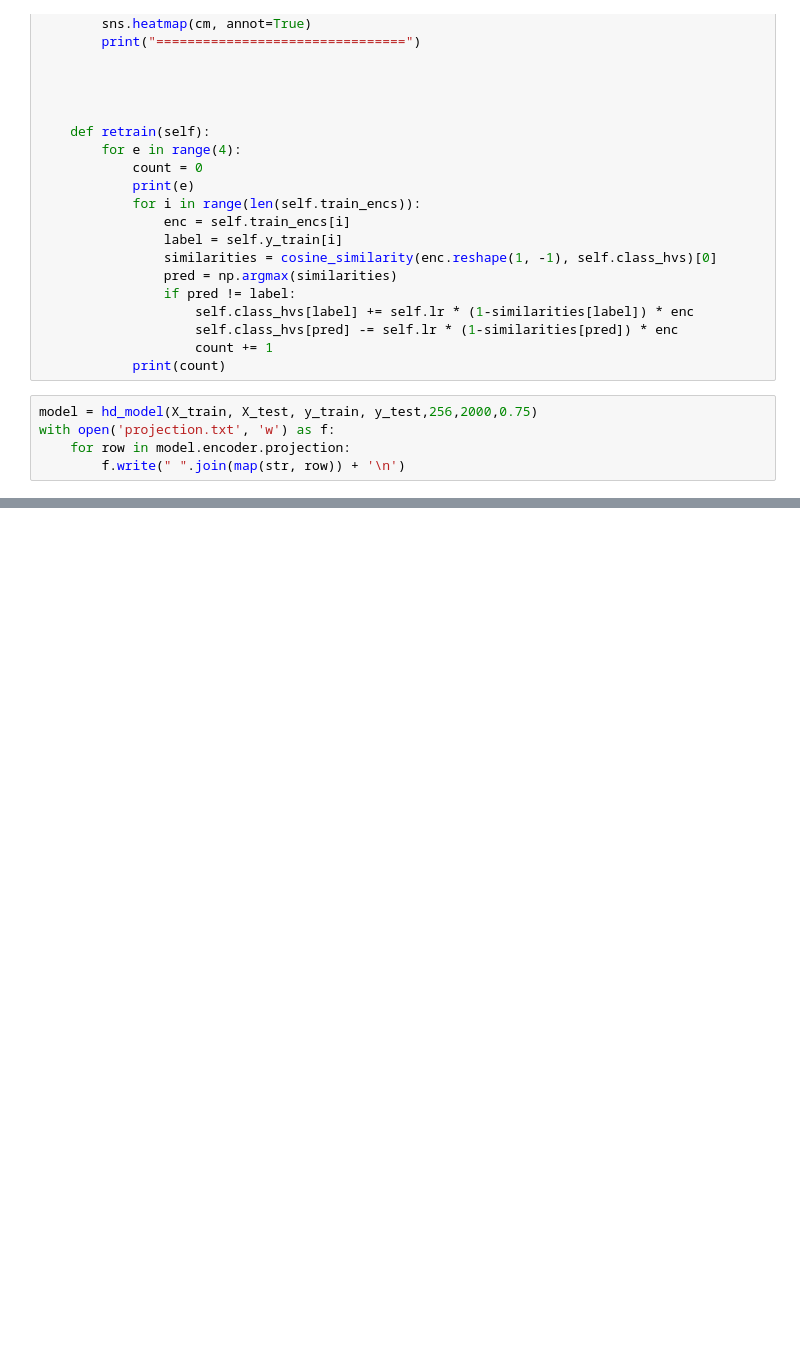
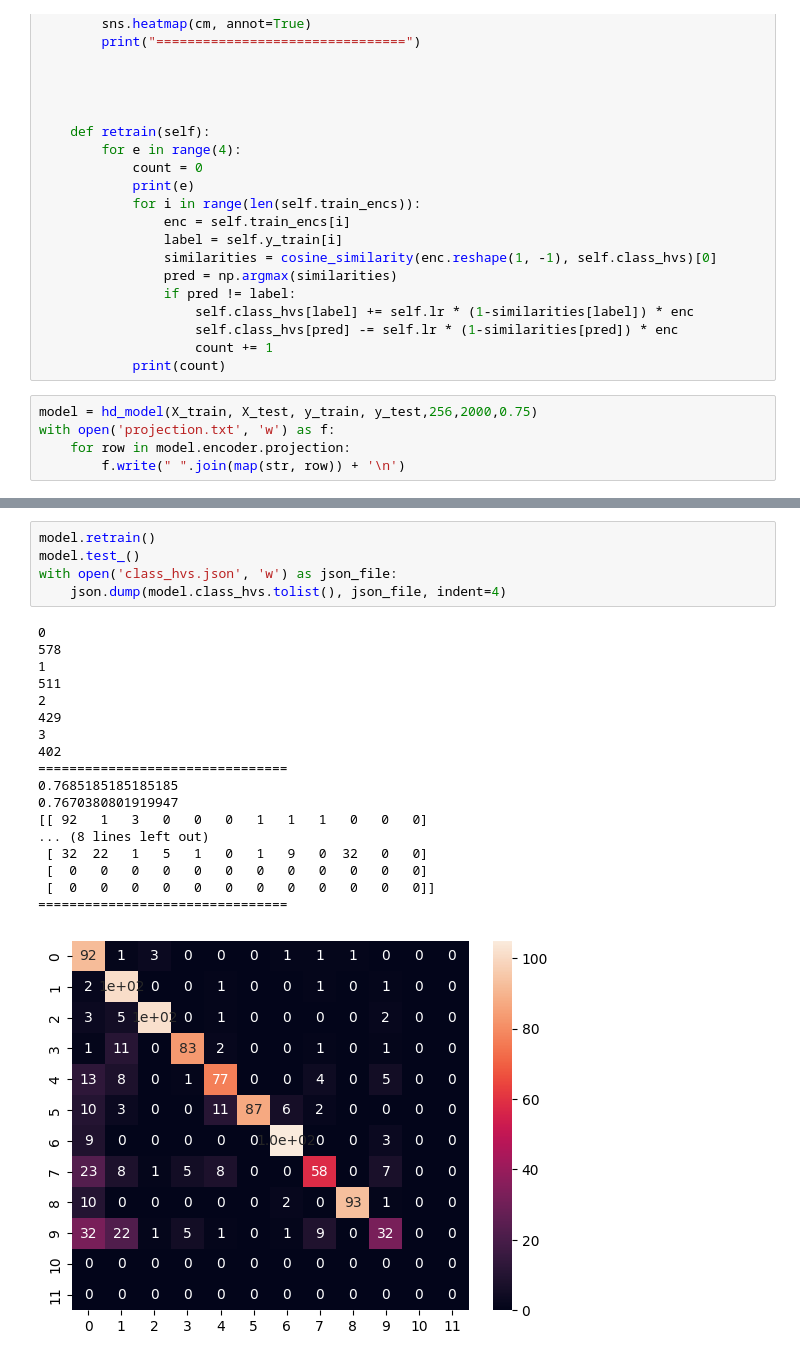
Before and after one commit to RunnnnWang/mbed-HD, a Jupyter notebook: HD_10.ipynb, the cells around one changed output, grey strips where cells are left out. Drawn from its saved outputs; the diff is of its cells as text; blank space fills up the shorter version.

```diff
--- a/HD_10.ipynb
+++ b/HD_10.ipynb
@@ -252,0 +278,24 @@ model.test_()
+# %%
+model.retrain()
+model.test_()
+with open('class_hvs.json', 'w') as json_file:
+    json.dump(model.class_hvs.tolist(), json_file, indent=4)
+# %% [output]
+0
+578
+1
+511
+2
+429
+3
+402
+================================
+0.7685185185185185
+0.7670380801919947
+[[ 92   1   3   0   0   0   1   1   1   0   0   0]
+... (8 lines left out)
+ [ 32  22   1   5   1   0   1   9   0  32   0   0]
+ [  0   0   0   0   0   0   0   0   0   0   0   0]
+ [  0   0   0   0   0   0   0   0   0   0   0   0]]
+================================
+[figure, added]
```
Also changed, not shown: parts of 4 cells of this notebook, 3 other files.
